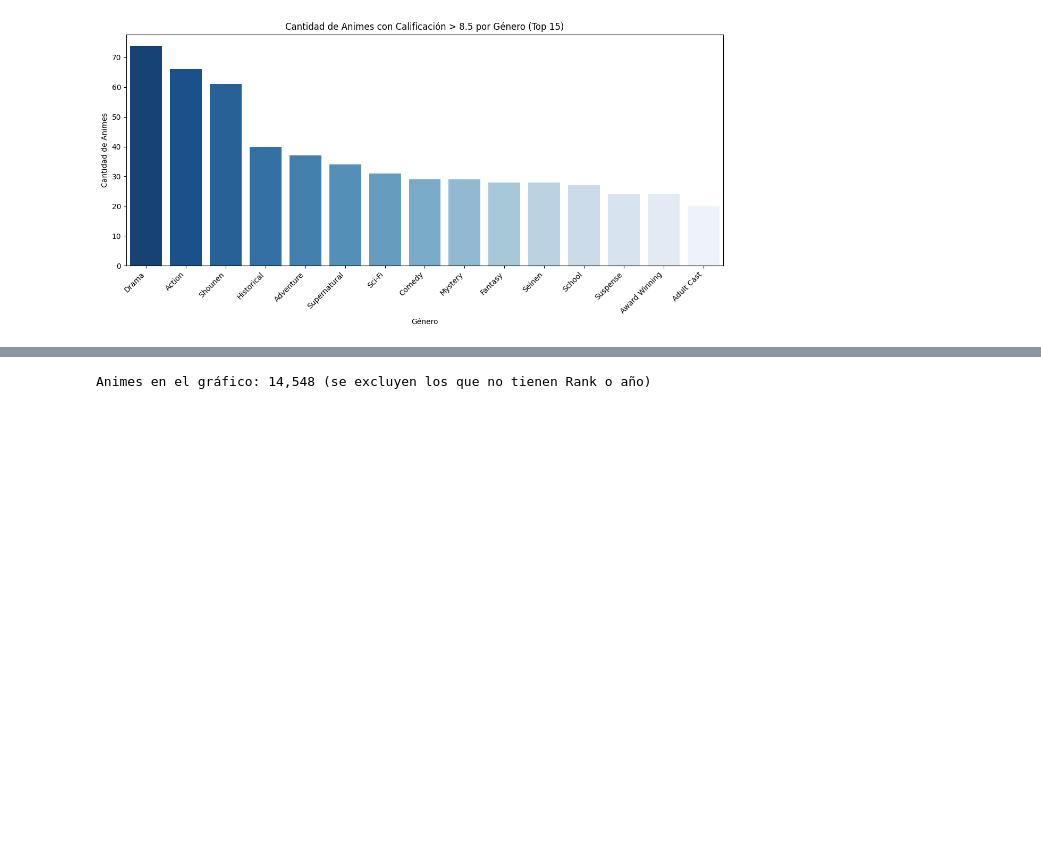
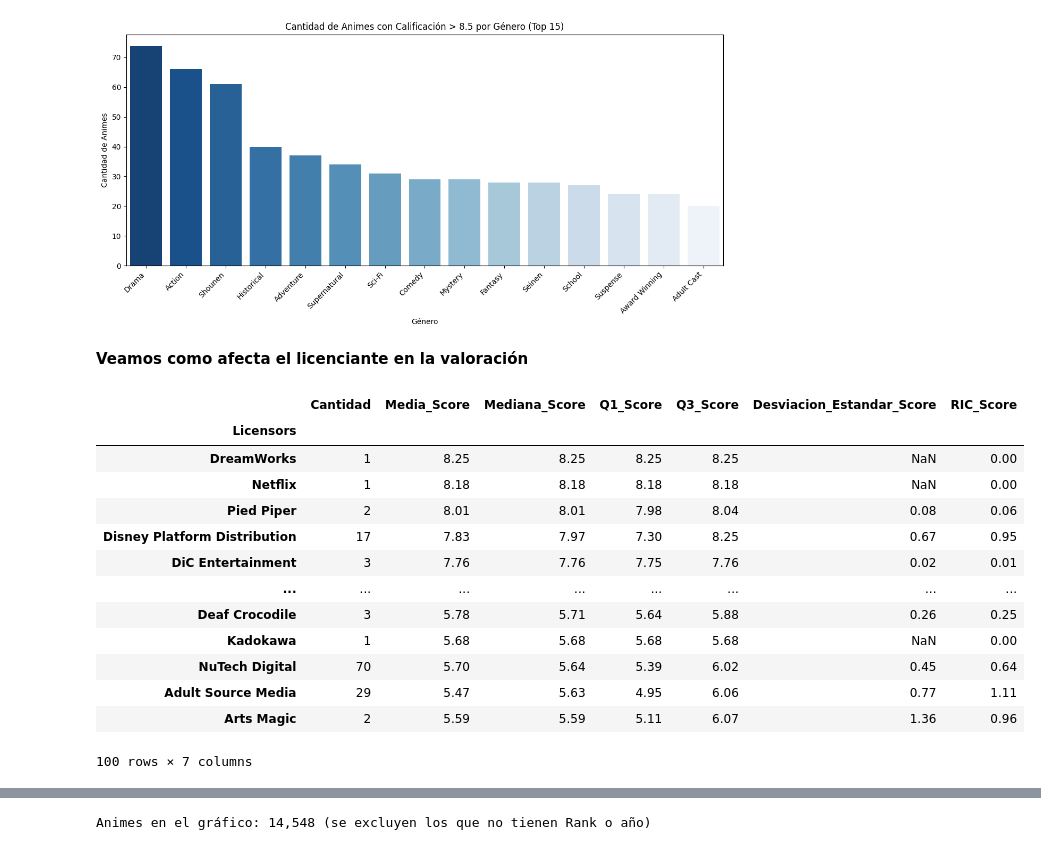
Before and after one commit to bondiolandia/TP_Laboratorio_de_M-todos_Cuantitativos_2026, a Jupyter notebook: notebook_Evolucion_del_Anime.ipynb, the cells around one changed output, grey strips where cells are left out. Cells and saved outputs as stored; diff of their text form; code cells hidden in the pictures; blank space fills up the shorter version.

Commit message:
Creación de Dataframes y gráficos

```diff
--- a/notebook_Evolucion_del_Anime.ipynb
+++ b/notebook_Evolucion_del_Anime.ipynb
@@ -563,3 +563,41 @@ Passing `palette` without assigning `hue` is deprecated and will be removed in v
 
   sns.barplot(x=top_generos.index, y=top_generos.values, palette="Blues_r")
 [figure]
+# %% [markdown]
+**Veamos como afecta el licenciante en la valoración**
+# %%
+# Separamos los licenciantes y creamos una fila por cada uno de cada anime
+licensors = anime.assign(
+    Licensors=anime["Licensors"].str.split(", ")
+).explode("Licensors")
+
+# Calculamos estadísticas de Score por licenciante.
+# "count" cuenta solo los animes que tienen Score disponible.
+resumen_licensors = licensors.dropna(subset=["Licensors"]).groupby("Licensors").agg(
+    Cantidad=("Score", "count"),
+    Media_Score=("Score", "mean"),
+    Mediana_Score=("Score", "median"),
+    Q1_Score=("Score", lambda x: x.quantile(0.25)),
+    Q3_Score=("Score", lambda x: x.quantile(0.75)),
+    Desviacion_Estandar_Score=("Score", "std")
+)
+
+resumen_licensors["RIC_Score"] = resumen_licensors["Q3_Score"] - resumen_licensors["Q1_Score"]
+resumen_licensors = resumen_licensors.sort_values("Mediana_Score", ascending=False)
+
+display(resumen_generos.round(2))
+# %% [output]
+|  | Cantidad | Media_Score | Mediana_Score | Q1_Score | Q3_Score | Desviacion_Estandar_Score | RIC_Score |
+| Licensors |  |  |  |  |  |  |  |
+| DreamWorks | 1 | 8.25 | 8.25 | 8.25 | 8.25 | NaN | 0.00 |
+| Netflix | 1 | 8.18 | 8.18 | 8.18 | 8.18 | NaN | 0.00 |
+| Pied Piper | 2 | 8.01 | 8.01 | 7.98 | 8.04 | 0.08 | 0.06 |
+| Disney Platform Distribution | 17 | 7.83 | 7.97 | 7.30 | 8.25 | 0.67 | 0.95 |
+| DiC Entertainment | 3 | 7.76 | 7.76 | 7.75 | 7.76 | 0.02 | 0.01 |
+| ... | ... | ... | ... | ... | ... | ... | ... |
+| Deaf Crocodile | 3 | 5.78 | 5.71 | 5.64 | 5.88 | 0.26 | 0.25 |
+| Kadokawa | 1 | 5.68 | 5.68 | 5.68 | 5.68 | NaN | 0.00 |
+| NuTech Digital | 70 | 5.70 | 5.64 | 5.39 | 6.02 | 0.45 | 0.64 |
+| Adult Source Media | 29 | 5.47 | 5.63 | 4.95 | 6.06 | 0.77 | 1.11 |
+| Arts Magic | 2 | 5.59 | 5.59 | 5.11 | 6.07 | 1.36 | 0.96 |
+100 rows × 7 columns
```
Also changed, not shown: parts of 11 cells of this notebook.
